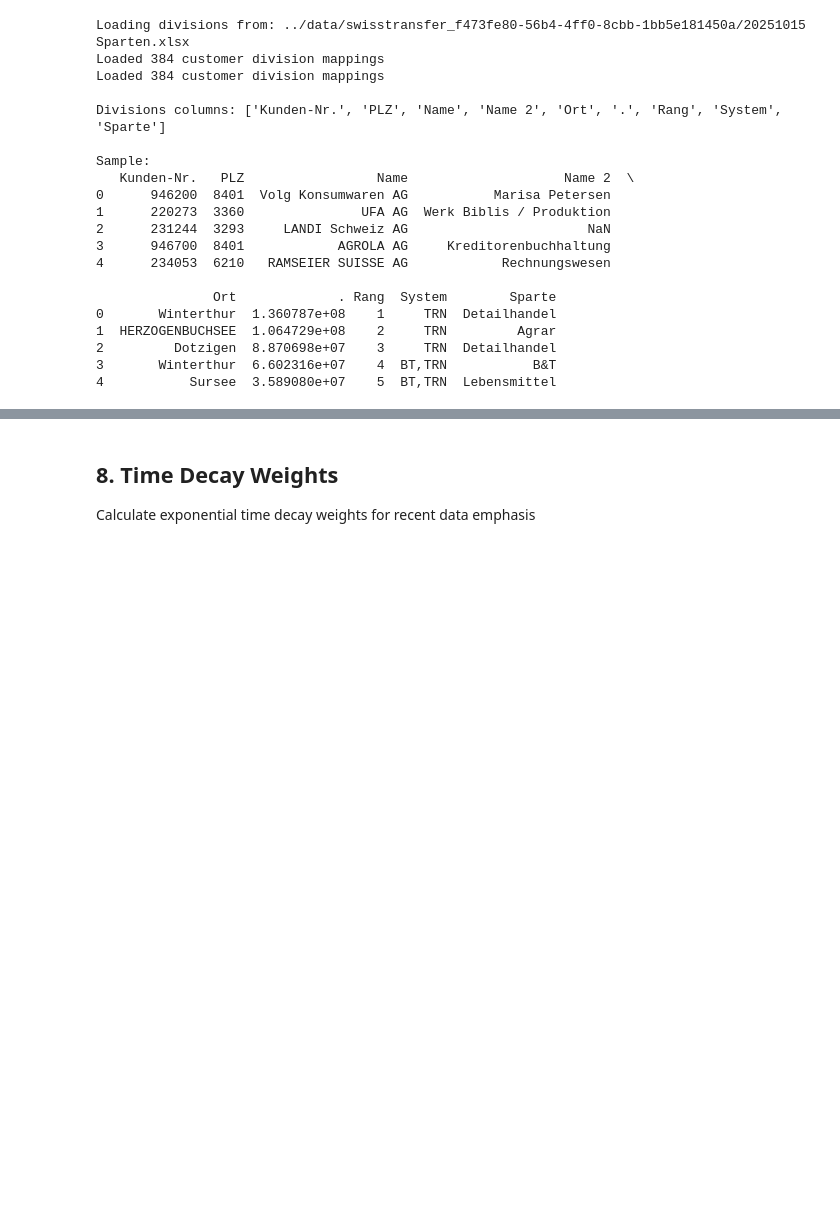
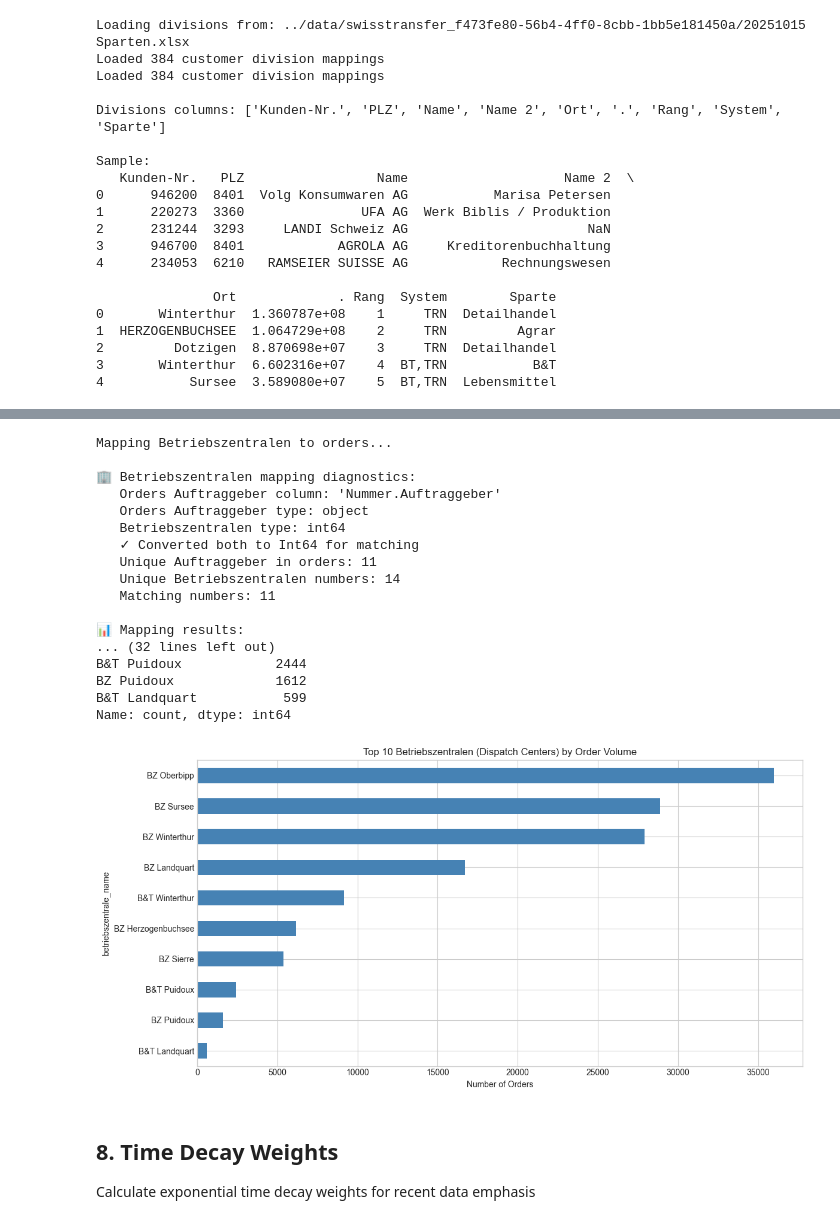
Before and after one commit to kevinkuhn/customer_traveco, a Jupyter notebook: notebooks/03_feature_engineering.ipynb, the cells around one changed output, grey strips where cells are left out. Drawn from its saved outputs; the diff is of its cells as text; code cells hidden in the pictures; blank space fills up the shorter version.

```diff
--- a/notebooks/03_feature_engineering.ipynb
+++ b/notebooks/03_feature_engineering.ipynb
@@ -389,0 +397,15 @@ Name: count, dtype: int64
+# %%
+# Load Betriebszentralen mapping
+print("Loading Betriebszentralen (dispatch centers) mapping...")
+
+try:
+    df_betriebszentralen = loader.load_betriebszentralen()
+
+    print(f"\nBetriebszentralen columns: {list(df_betriebszentralen.columns)}")
+    print(f"\nAll 14 Betriebszentralen:")
+    print(df_betriebszentralen[['Nummer.Auftraggeber', 'Name1', 'Ort']])
+
+except FileNotFoundError as e:
+    print(f"⚠️  Betriebszentralen file not found: {e}")
+    print("   Skipping Betriebszentralen mapping...")
+    df_betriebszentralen = None
@@ -390,3 +430,61 @@ Name: count, dtype: int64
+# %%
+# Map Betriebszentralen using the utility function
+if df_betriebszentralen is not None:
+    print("\nMapping Betriebszentralen to orders...")
+
+    # Check if method exists
+    if not hasattr(feature_engine, 'map_betriebszentralen'):
+        print("\n⚠️  ERROR: map_betriebszentralen method not found!")
+        print("   This usually means the kernel needs to be restarted.")
+        print("   Solution: Kernel → Restart & Run All")
+        print("\n   Skipping Betriebszentralen mapping for now...")
+        df['betriebszentrale_name'] = None
+    else:
+        # Use the utility function
+        if 'Nummer.Auftraggeber' in df.columns:
+            df = feature_engine.map_betriebszentralen(
+                df_orders=df,
+                df_betriebszentralen=df_betriebszentralen,
+                auftraggeber_col='Nummer.Auftraggeber'
+            )
+
+            # Visualize distribution
+            if 'betriebszentrale_name' in df.columns and df['betriebszentrale_name'].notna().any():
+                print(f"\nTop 10 Betriebszentralen by order count:")
+                top_betriebszentralen = df['betriebszentrale_name'].value_counts().head(10)
+                print(top_betriebszentralen)
+
+                fig, ax = plt.subplots(figsize=(12, 6))
+                top_betriebszentralen.plot(kind='barh', ax=ax, color='steelblue')
+                ax.set_xlabel('Number of Orders')
+                ax.set_title('Top 10 Betriebszentralen (Dispatch Centers) by Order Volume')
+                ax.invert_yaxis()
+                plt.tight_layout()
+                plt.show()
+        else:
+            print("⚠️  'Nummer.Auftraggeber' column not found in orders")
+            df['betriebszentrale_name'] = None
+else:
+    print("Skipping Betriebszentralen mapping (file not loaded)")
+# %% [output]
+Mapping Betriebszentralen to orders...
+
+🏢 Betriebszentralen mapping diagnostics:
+   Orders Auftraggeber column: 'Nummer.Auftraggeber'
+   Orders Auftraggeber type: object
+   Betriebszentralen type: int64
+   ✓ Converted both to Int64 for matching
+   Unique Auftraggeber in orders: 11
+   Unique Betriebszentralen numbers: 14
+   Matching numbers: 11
+
+📊 Mapping results:
+... (32 lines left out)
+B&T Puidoux            2444
+BZ Puidoux             1612
+B&T Landquart           599
+Name: count, dtype: int64
+[figure, added]
 # %% [markdown]
 ## 8. Time Decay Weights
 
```
Also changed, not shown: parts of 14 cells of this notebook, 14 other files.
